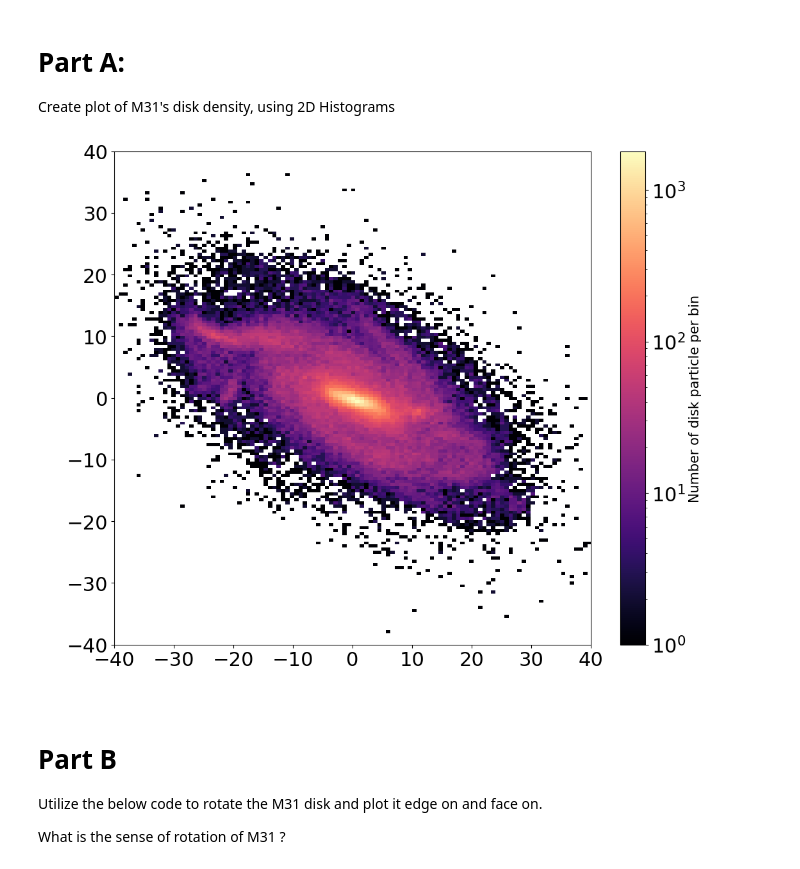
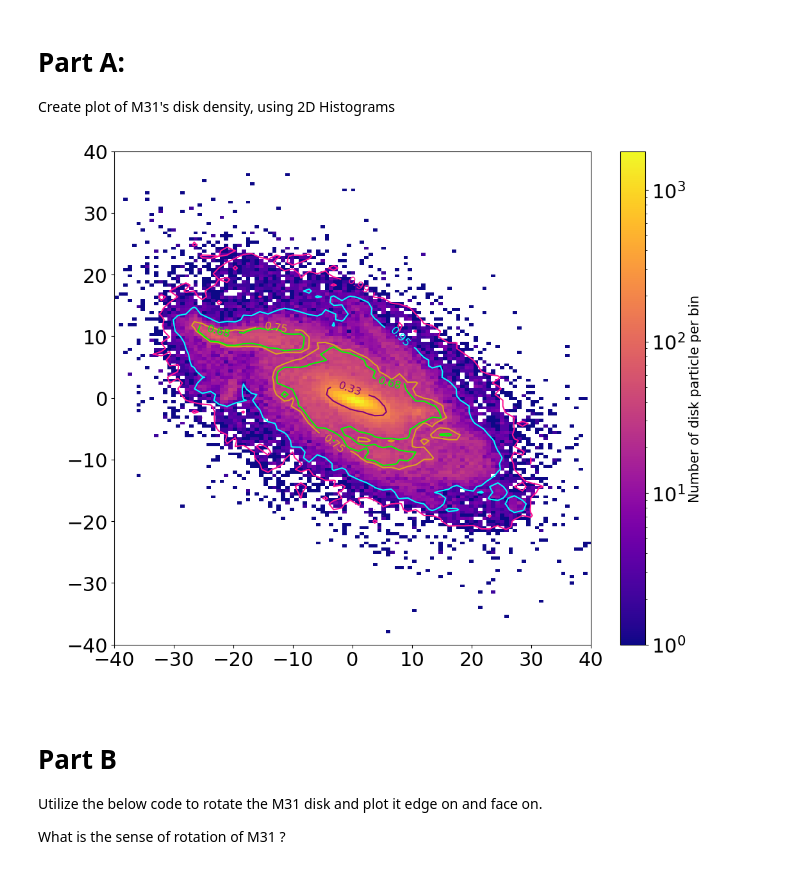
Before and after one commit to ellenjesina/ASTR400b, a Jupyter notebook: Labs/Lab7.ipynb, the cells around one changed output. Saved outputs shown, nothing was run; the diff lists cells and outputs as text; code cells hidden in the pictures.

```diff
--- a/Labs/Lab7.ipynb
+++ b/Labs/Lab7.ipynb
@@ -65,7 +65,7 @@ def density_contour(xdata, ydata, nbins_x, nbins_y, ax=None, **contour_kwargs):
 
     """
 
-    H, xedges, yedges = np.histogram2d(xdata, ydata, bins=(nbins_x,nbins_y), normed=True)
+    H, xedges, yedges = np.histogram2d(xdata, ydata, bins=(nbins_x,nbins_y), density=True)
     # NOTE : if you are using the latest version of python, in the above:
     # instead of normed=True, use density=True
 
@@ -86,13 +86,13 @@ def density_contour(xdata, ydata, nbins_x, nbins_y, ax=None, **contour_kwargs):
     three_sigma = so.brentq(find_confidence_interval, 0., 1., args=(pdf, 0.99))
 
     # You might need to add a few levels
-
-
+    onetwo_sigma = so.brentq(find_confidence_interval, 0., 1., args=(pdf, 0.75))
+    zero_sigma = so.brentq(find_confidence_interval, 0., 1., args=(pdf, 0.33))
     # Array of Contour levels. Adjust according to the above
-    levels = [one_sigma, two_sigma, three_sigma][::-1]
+    levels = [zero_sigma, one_sigma, onetwo_sigma, two_sigma, three_sigma][::-1]
 
     # contour level labels  Adjust accoding to the above.
-    strs = ['0.68','0.95', '0.99'][::-1]
+    strs = ['0.33','0.68', '0.75','0.95', '0.99'][::-1]
 
 
     ######
@@ -156,38 +156,39 @@ fig, ax= plt.subplots(figsize=(12, 10))
 # https://matplotlib.org/3.1.0/tutorials/colors/colormaps.html
 #   e.g. 'magma', 'viridis'
 # can modify bin number to make the plot smoother
-plt.hist2d(xD, yD, bins = 150, norm = LogNorm(), cmap = 'magma')
+plt.hist2d(xD, yD, bins = 150, norm = LogNorm(), cmap = 'plasma')
 
 cbar = plt.colorbar()
 cbar.set_label("Number of disk particle per bin", fontsize=15)
 
 # ADD HERE
 # make the contour plot
 # x pos, y pos, contour res, contour res, axis, colors for contours.
 # remember to adjust this if there are other contours added
 # density_contour(pos1, pos2, res1, res2, ax=ax, colors=[])
+density_contour(xD, yD, 80, 80, ax=ax, colors = ['deeppink', 'cyan', 'goldenrod', 'lime', 'purple'])
 
 
 
 # Add axis labels
 plt.xlabel(' ', fontsize=22)
 plt.ylabel(' ', fontsize=22)
 
 #set axis limits
 plt.ylim(-40,40)
 plt.xlim(-40,40)
 
 #adjust tick label font size
 label_size = 22
 matplotlib.rcParams['xtick.labelsize'] = label_size
 matplotlib.rcParams['ytick.labelsize'] = label_size
 
 
 
 # Save to a file
 plt.savefig('Lab7_M31Disk.png')
 # %% [output]
-[figure, old version]
+[figure, new version]
 # %% [markdown]
 # Part B
 
```
Also changed, not shown: parts of 10 cells of this notebook, 6 other files.
